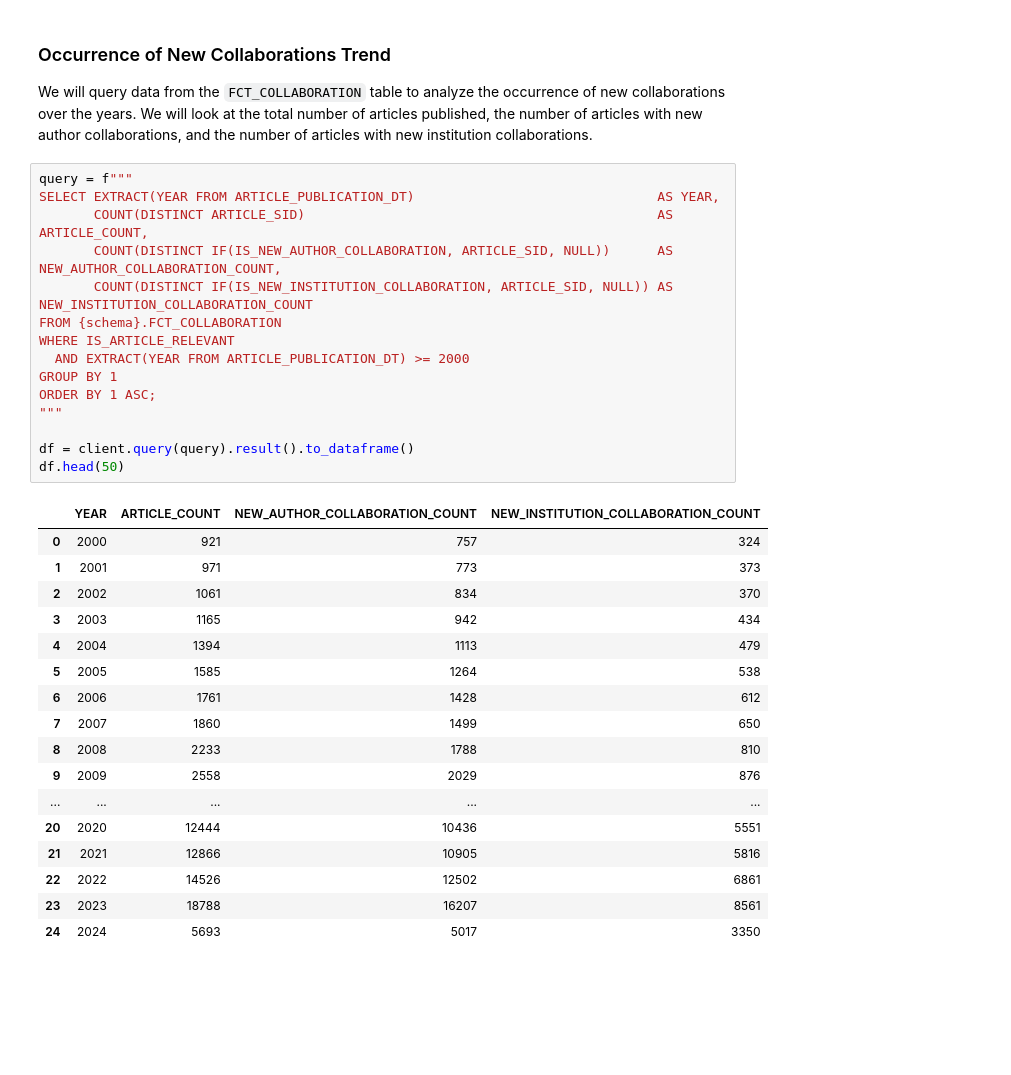
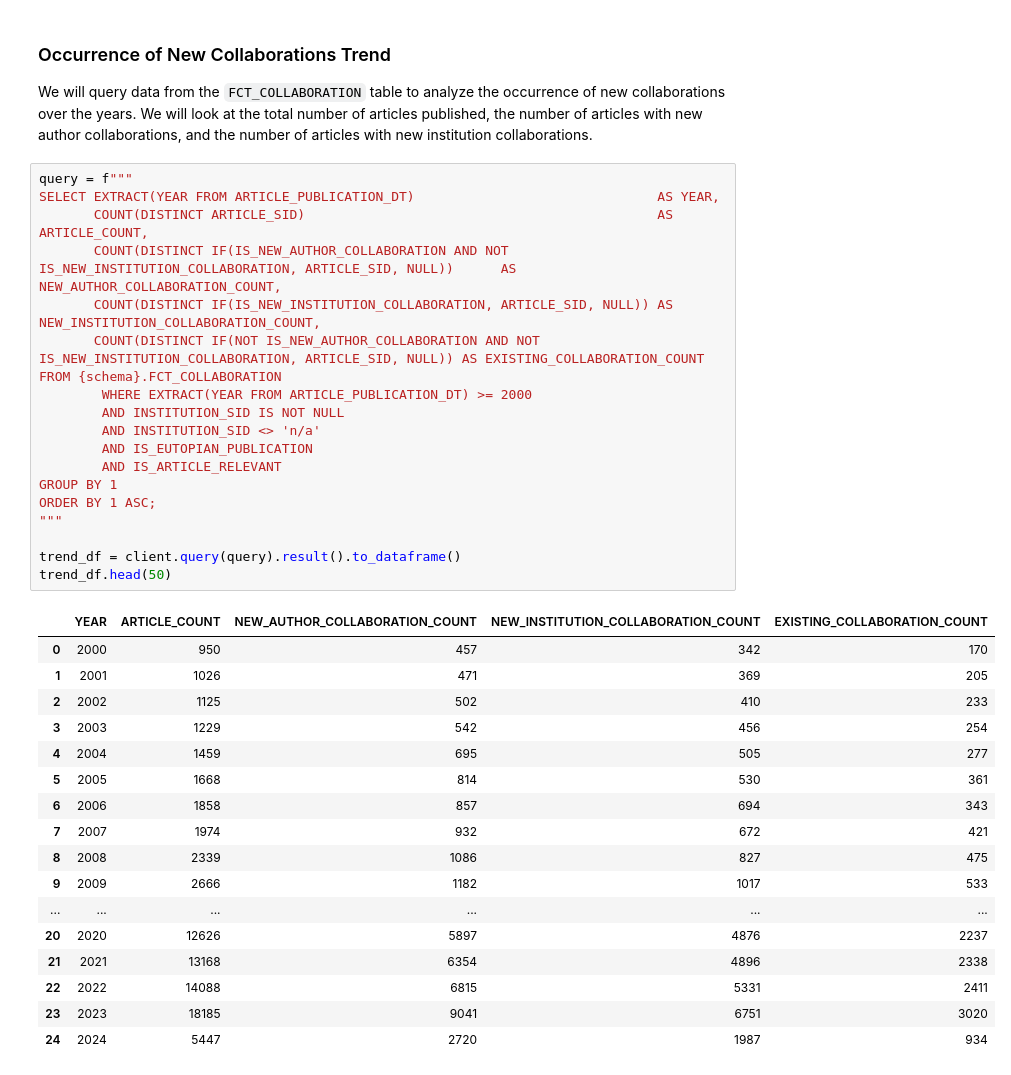
Before and after one commit to eutopia-collaboration-recommender/ecr-analytics, a Jupyter notebook: notebooks/04 - Occurrence of new collaborations.ipynb, the cells around one changed output. Cells and saved outputs as stored; diff of their text form; blank space fills up the shorter version.

```diff
--- a/notebooks/04 - Occurrence of new collaborations.ipynb
+++ b/notebooks/04 - Occurrence of new collaborations.ipynb
@@ -153,36 +153,40 @@ We will query data from the `FCT_COLLABORATION` table to analyze the occurrence
 # %%
 query = f"""
 SELECT EXTRACT(YEAR FROM ARTICLE_PUBLICATION_DT)                               AS YEAR,
        COUNT(DISTINCT ARTICLE_SID)                                             AS ARTICLE_COUNT,
-       COUNT(DISTINCT IF(IS_NEW_AUTHOR_COLLABORATION, ARTICLE_SID, NULL))      AS NEW_AUTHOR_COLLABORATION_COUNT,
-       COUNT(DISTINCT IF(IS_NEW_INSTITUTION_COLLABORATION, ARTICLE_SID, NULL)) AS NEW_INSTITUTION_COLLABORATION_COUNT
+       COUNT(DISTINCT IF(IS_NEW_AUTHOR_COLLABORATION AND NOT IS_NEW_INSTITUTION_COLLABORATION, ARTICLE_SID, NULL))      AS NEW_AUTHOR_COLLABORATION_COUNT,
+       COUNT(DISTINCT IF(IS_NEW_INSTITUTION_COLLABORATION, ARTICLE_SID, NULL)) AS NEW_INSTITUTION_COLLABORATION_COUNT,
+       COUNT(DISTINCT IF(NOT IS_NEW_AUTHOR_COLLABORATION AND NOT IS_NEW_INSTITUTION_COLLABORATION, ARTICLE_SID, NULL)) AS EXISTING_COLLABORATION_COUNT
 FROM {schema}.FCT_COLLABORATION
-WHERE IS_ARTICLE_RELEVANT
-  AND EXTRACT(YEAR FROM ARTICLE_PUBLICATION_DT) >= 2000
+        WHERE EXTRACT(YEAR FROM ARTICLE_PUBLICATION_DT) >= 2000
+        AND INSTITUTION_SID IS NOT NULL
+        AND INSTITUTION_SID <> 'n/a'
+        AND IS_EUTOPIAN_PUBLICATION
+        AND IS_ARTICLE_RELEVANT
 GROUP BY 1
 ORDER BY 1 ASC;
 """
 
-df = client.query(query).result().to_dataframe()
-df.head(50)
+trend_df = client.query(query).result().to_dataframe()
+trend_df.head(50)
 # %% [output]
-|  | YEAR | ARTICLE_COUNT | NEW_AUTHOR_COLLABORATION_COUNT | NEW_INSTITUTION_COLLABORATION_COUNT |
-| 0 | 2000 | 921 | 757 | 324 |
-| 1 | 2001 | 971 | 773 | 373 |
-| 2 | 2002 | 1061 | 834 | 370 |
-| 3 | 2003 | 1165 | 942 | 434 |
-| 4 | 2004 | 1394 | 1113 | 479 |
-| 5 | 2005 | 1585 | 1264 | 538 |
-| 6 | 2006 | 1761 | 1428 | 612 |
-| 7 | 2007 | 1860 | 1499 | 650 |
-| 8 | 2008 | 2233 | 1788 | 810 |
-| 9 | 2009 | 2558 | 2029 | 876 |
-| ... | ... | ... | ... | ... |
-| 20 | 2020 | 12444 | 10436 | 5551 |
-| 21 | 2021 | 12866 | 10905 | 5816 |
-| 22 | 2022 | 14526 | 12502 | 6861 |
-| 23 | 2023 | 18788 | 16207 | 8561 |
-| 24 | 2024 | 5693 | 5017 | 3350 |
+|  | YEAR | ARTICLE_COUNT | NEW_AUTHOR_COLLABORATION_COUNT | NEW_INSTITUTION_COLLABORATION_COUNT | EXISTING_COLLABORATION_COUNT |
+| 0 | 2000 | 950 | 457 | 342 | 170 |
+| 1 | 2001 | 1026 | 471 | 369 | 205 |
+| 2 | 2002 | 1125 | 502 | 410 | 233 |
+| 3 | 2003 | 1229 | 542 | 456 | 254 |
+| 4 | 2004 | 1459 | 695 | 505 | 277 |
+| 5 | 2005 | 1668 | 814 | 530 | 361 |
+| 6 | 2006 | 1858 | 857 | 694 | 343 |
+| 7 | 2007 | 1974 | 932 | 672 | 421 |
+| 8 | 2008 | 2339 | 1086 | 827 | 475 |
+| 9 | 2009 | 2666 | 1182 | 1017 | 533 |
+| ... | ... | ... | ... | ... | ... |
+| 20 | 2020 | 12626 | 5897 | 4876 | 2237 |
+| 21 | 2021 | 13168 | 6354 | 4896 | 2338 |
+| 22 | 2022 | 14088 | 6815 | 5331 | 2411 |
+| 23 | 2023 | 18185 | 9041 | 6751 | 3020 |
+| 24 | 2024 | 5447 | 2720 | 1987 | 934 |
 # %%
 # Plot the occurrence of new collaborations trend
 plt.figure(figsize=(10, 6))
```
Also changed, not shown: parts of 9 cells of this notebook, 49 other files.
